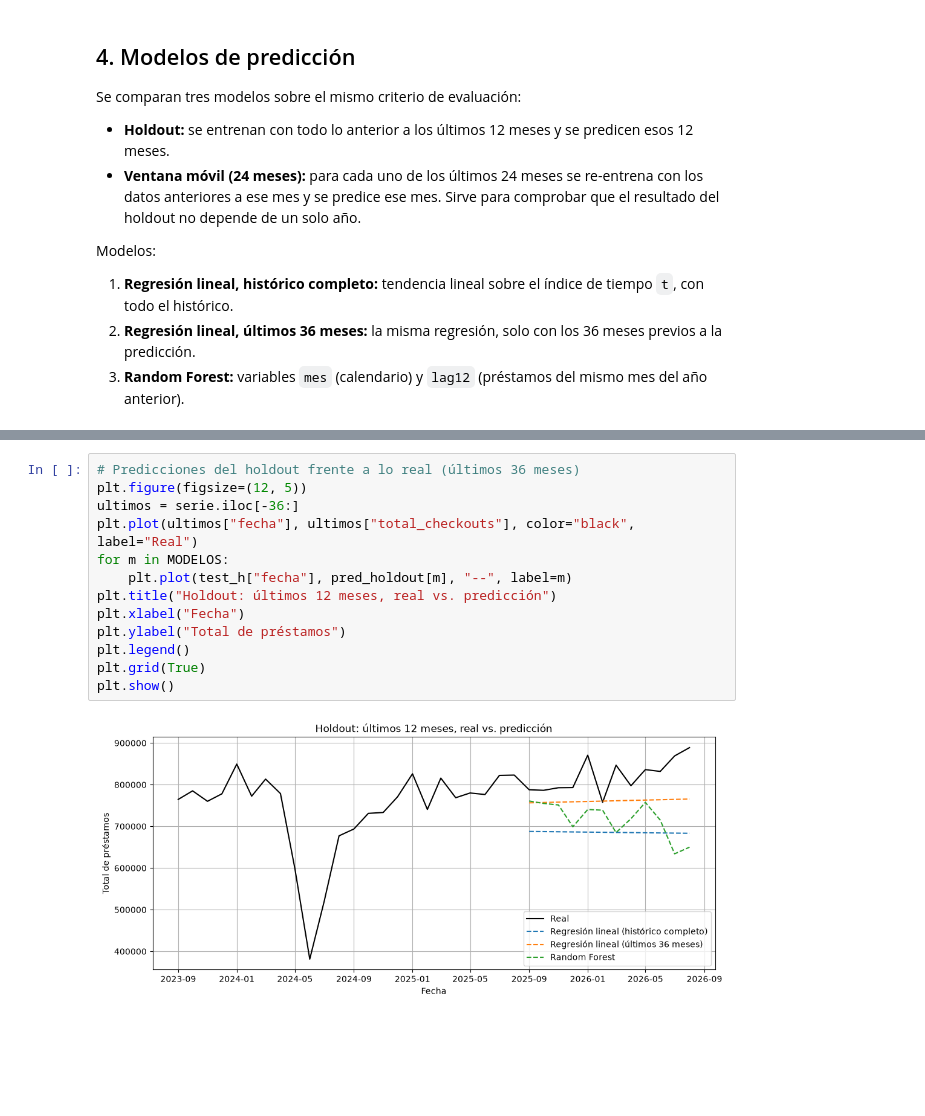
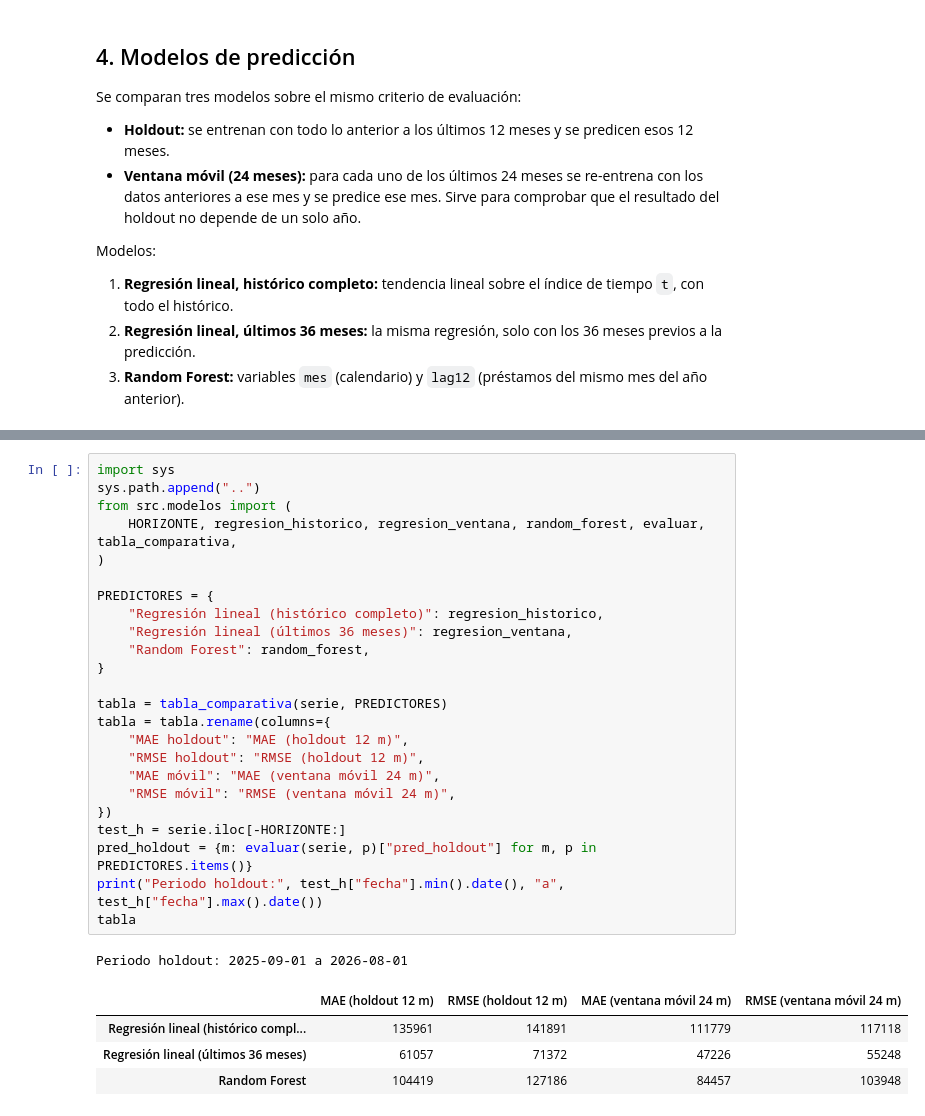
Before and after one commit to jajimenezmancilla-art/portafolio-bibliotecas-ml, a Jupyter notebook: notebooks/01_explorar_datos.ipynb, the cells around one changed output, grey strips where cells are left out. Cells and saved outputs as stored; diff of their text form; blank space fills up the shorter version.

```diff
--- a/notebooks/01_explorar_datos.ipynb
+++ b/notebooks/01_explorar_datos.ipynb
@@ -208,15 +143,30 @@ Periodo holdout: 2025-09-01 a 2026-08-01
-# %%
-# Predicciones del holdout frente a lo real (últimos 36 meses)
-plt.figure(figsize=(12, 5))
-ultimos = serie.iloc[-36:]
-plt.plot(ultimos["fecha"], ultimos["total_checkouts"], color="black", label="Real")
-for m in MODELOS:
-    plt.plot(test_h["fecha"], pred_holdout[m], "--", label=m)
-plt.title("Holdout: últimos 12 meses, real vs. predicción")
-plt.xlabel("Fecha")
-plt.ylabel("Total de préstamos")
-plt.legend()
-plt.grid(True)
-plt.show()
-# %% [output]
-[figure, removed]
+# %%
+import sys
+sys.path.append("..")
+from src.modelos import (
+    HORIZONTE, regresion_historico, regresion_ventana, random_forest, evaluar, tabla_comparativa,
+)
+
+PREDICTORES = {
+    "Regresión lineal (histórico completo)": regresion_historico,
+    "Regresión lineal (últimos 36 meses)": regresion_ventana,
+    "Random Forest": random_forest,
+}
+
+tabla = tabla_comparativa(serie, PREDICTORES)
+tabla = tabla.rename(columns={
+    "MAE holdout": "MAE (holdout 12 m)",
+    "RMSE holdout": "RMSE (holdout 12 m)",
+    "MAE móvil": "MAE (ventana móvil 24 m)",
+    "RMSE móvil": "RMSE (ventana móvil 24 m)",
+})
+test_h = serie.iloc[-HORIZONTE:]
+pred_holdout = {m: evaluar(serie, p)["pred_holdout"] for m, p in PREDICTORES.items()}
+print("Periodo holdout:", test_h["fecha"].min().date(), "a", test_h["fecha"].max().date())
+tabla
+# %% [output]
+Periodo holdout: 2025-09-01 a 2026-08-01
+|  | MAE (holdout 12 m) | RMSE (holdout 12 m) | MAE (ventana móvil 24 m) | RMSE (ventana móvil 24 m) |
+| Regresión lineal (histórico compl... | 135961 | 141891 | 111779 | 117118 |
+| Regresión lineal (últimos 36 meses) | 61057 | 71372 | 47226 | 55248 |
+| Random Forest | 104419 | 127186 | 84457 | 103948 |
```
Also changed, not shown: parts of 2 cells of this notebook, 3 other files.
